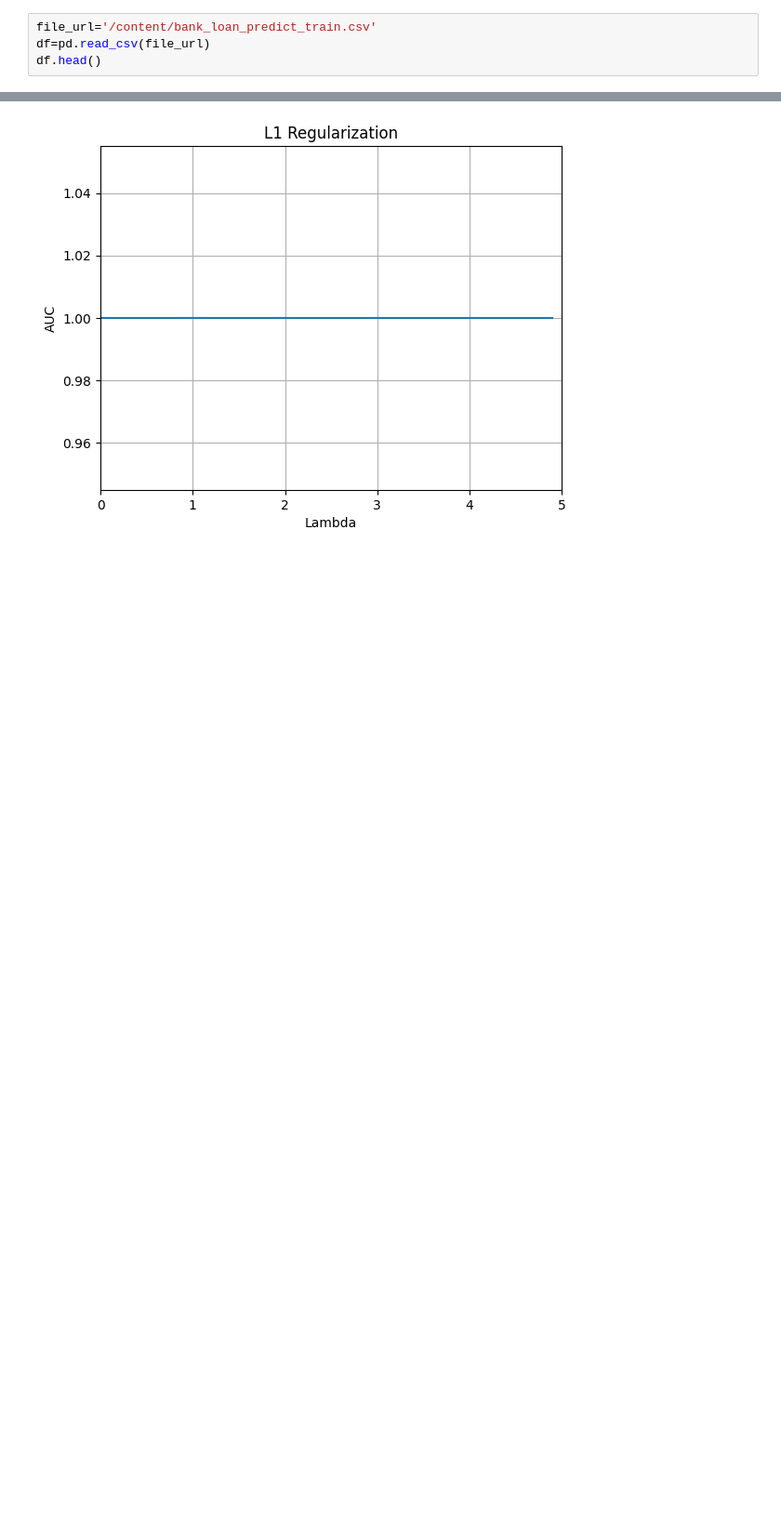
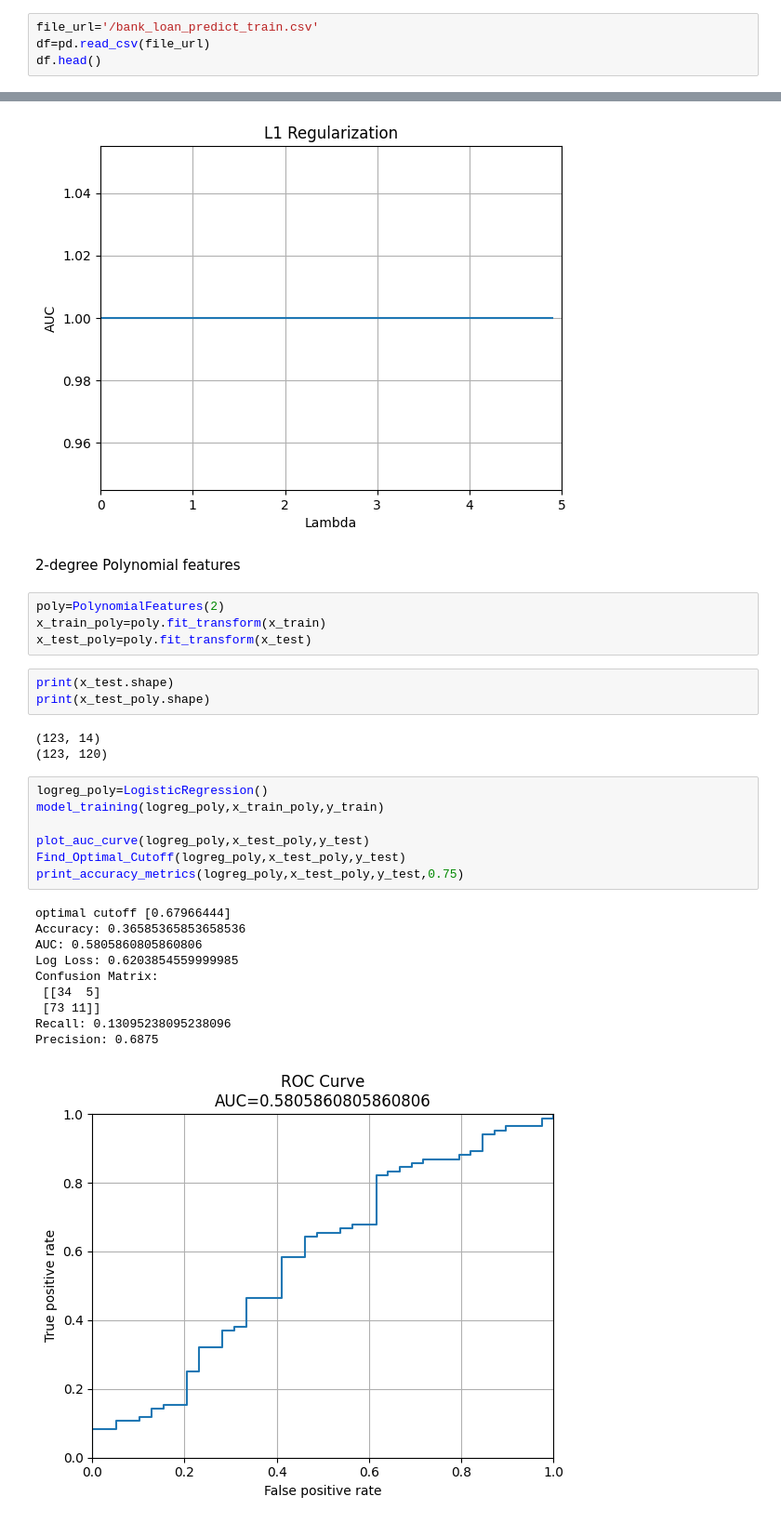
Before and after one commit to Gayatri7Mehta/Loan_Prediction, a Jupyter notebook: Loan_Prediction.ipynb, the cells around one changed output, grey strips where cells are left out. Shown at 93% size. Saved outputs shown, nothing was run; the diff lists cells and outputs as text; blank space fills up the shorter version.

```diff
--- a/Loan_Prediction.ipynb
+++ b/Loan_Prediction.ipynb
@@ -115,7 +115,7 @@ def plot_calibration(y_true,y_prob,n_bins,model_name):
   plt.tight_layout()
   plt.show()
 # %%
-file_url='/content/bank_loan_predict_train.csv'
+file_url='/bank_loan_predict_train.csv'
 df=pd.read_csv(file_url)
 df.head()
 # %% [output]
@@ -482,3 +482,33 @@ plt.ylabel('AUC')
 plt.grid(True)
 # %% [output]
 [figure]
+# %% [markdown]
+2-degree Polynomial features
+# %%
+poly=PolynomialFeatures(2)
+x_train_poly=poly.fit_transform(x_train)
+x_test_poly=poly.fit_transform(x_test)
+# %%
+print(x_test.shape)
+print(x_test_poly.shape)
+# %% [output]
+(123, 14)
+(123, 120)
+# %%
+logreg_poly=LogisticRegression()
+model_training(logreg_poly,x_train_poly,y_train)
+
+plot_auc_curve(logreg_poly,x_test_poly,y_test)
+Find_Optimal_Cutoff(logreg_poly,x_test_poly,y_test)
+print_accuracy_metrics(logreg_poly,x_test_poly,y_test,0.75)
+# %% [output]
+optimal cutoff [0.67966444]
+Accuracy: 0.36585365853658536
+AUC: 0.5805860805860806
+Log Loss: 0.6203854559999985
+Confusion Matrix:
+ [[34  5]
+ [73 11]]
+Recall: 0.13095238095238096
+Precision: 0.6875
+[figure, added]
```
Also changed, not shown: parts of 9 cells of this notebook.
